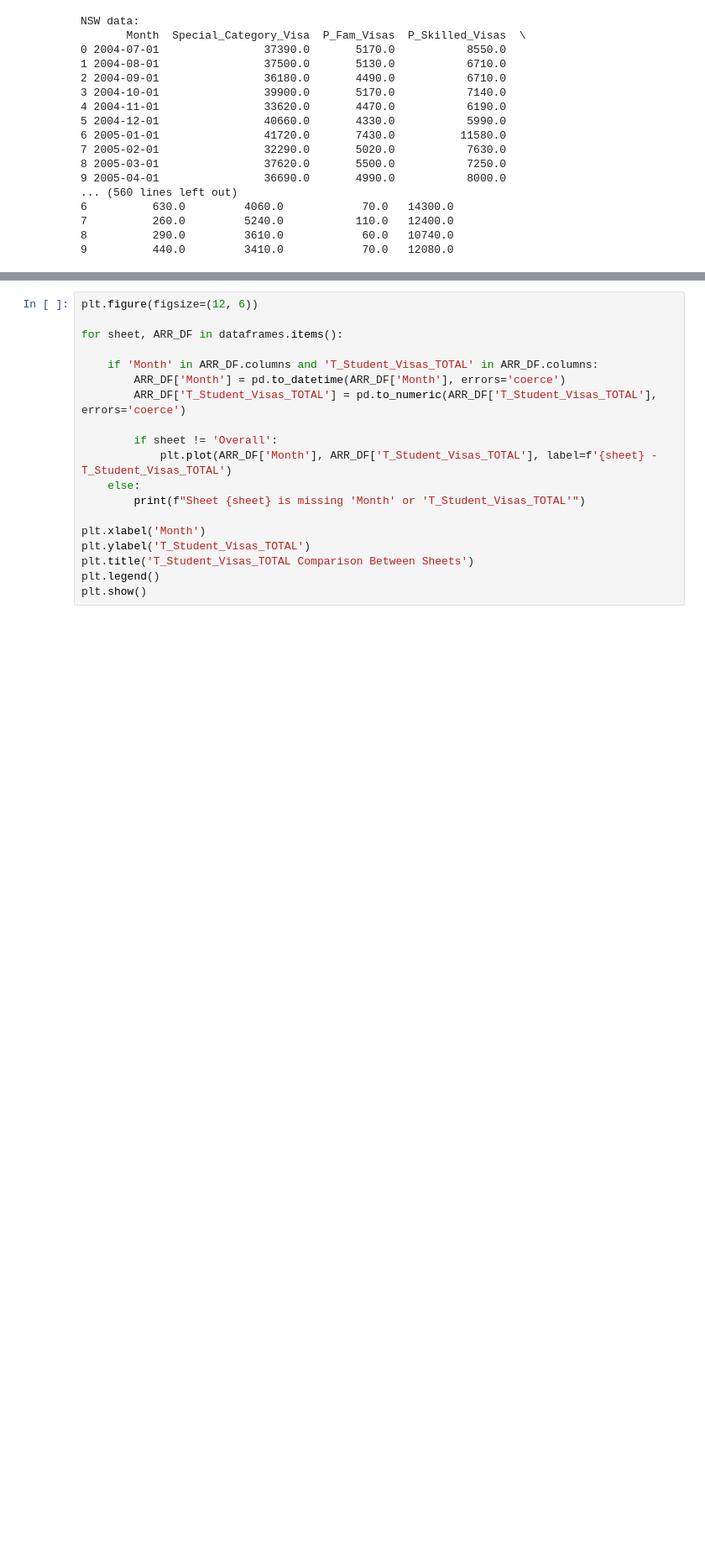
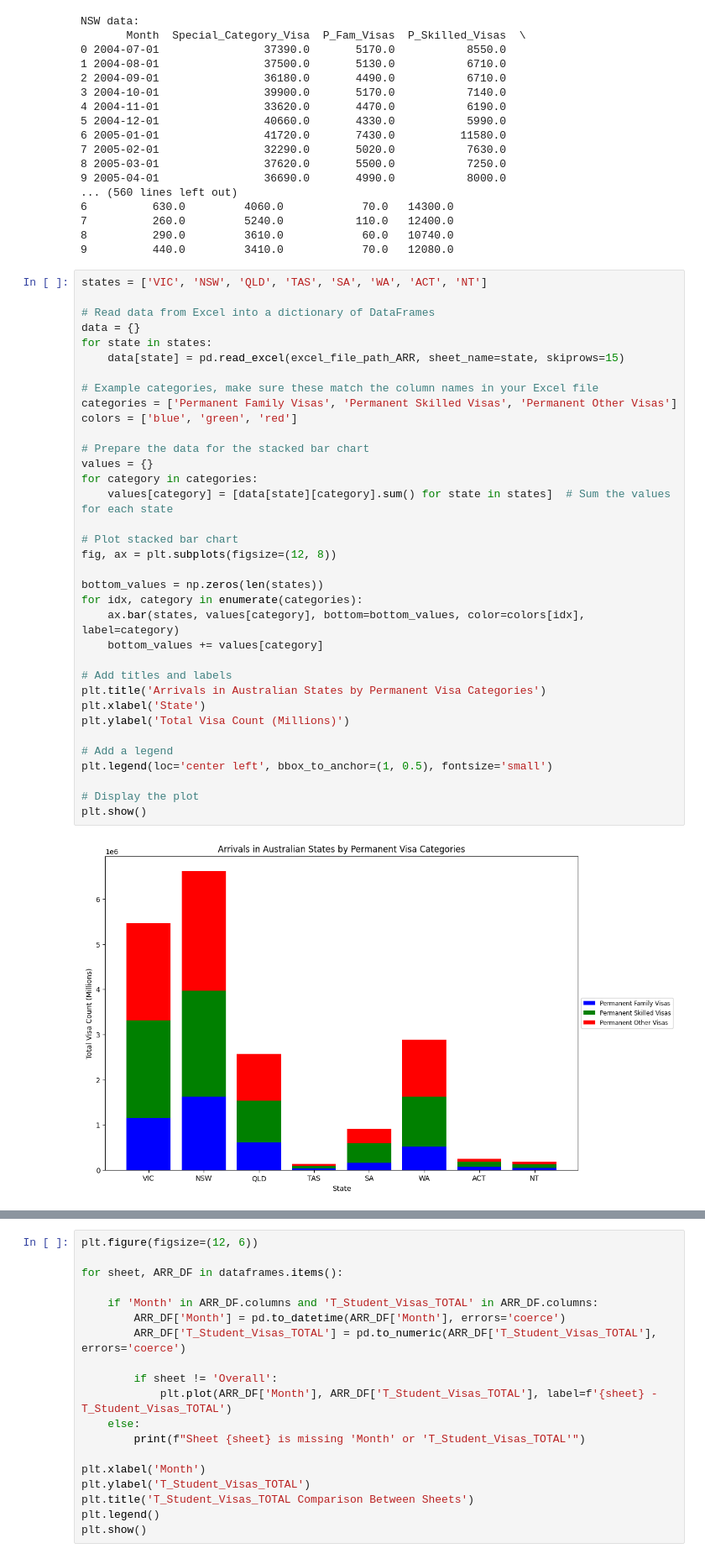
Before and after one commit to amelia-hov/travel_dataproject, a Jupyter notebook: data_introduction/Travel_Data_Project.ipynb, the cells around one changed output, grey strips where cells are left out. Shown at 84% size. Cells and saved outputs as stored; diff of their text form; blank space fills up the shorter version.

```diff
--- a/data_introduction/Travel_Data_Project.ipynb
+++ b/data_introduction/Travel_Data_Project.ipynb
@@ -77,3 +126,40 @@ NSW data:
 7          260.0         5240.0           110.0   12400.0
 8          290.0         3610.0            60.0   10740.0
 9          440.0         3410.0            70.0   12080.0
+# %%
+states = ['VIC', 'NSW', 'QLD', 'TAS', 'SA', 'WA', 'ACT', 'NT']
+
+# Read data from Excel into a dictionary of DataFrames
+data = {}
+for state in states:
+    data[state] = pd.read_excel(excel_file_path_ARR, sheet_name=state, skiprows=15)
+
+# Example categories, make sure these match the column names in your Excel file
+categories = ['Permanent Family Visas', 'Permanent Skilled Visas', 'Permanent Other Visas']
+colors = ['blue', 'green', 'red']
+
+# Prepare the data for the stacked bar chart
+values = {}
+for category in categories:
+    values[category] = [data[state][category].sum() for state in states]  # Sum the values for each state
+
+# Plot stacked bar chart
+fig, ax = plt.subplots(figsize=(12, 8))
+
+bottom_values = np.zeros(len(states))
+for idx, category in enumerate(categories):
+    ax.bar(states, values[category], bottom=bottom_values, color=colors[idx], label=category)
+    bottom_values += values[category]
+
+# Add titles and labels
+plt.title('Arrivals in Australian States by Permanent Visa Categories')
+plt.xlabel('State')
+plt.ylabel('Total Visa Count (Millions)')
+
+# Add a legend
+plt.legend(loc='center left', bbox_to_anchor=(1, 0.5), fontsize='small')
+
+# Display the plot
+plt.show()
+# %% [output]
+[figure, added]
```
Also changed, not shown: parts of 24 cells of this notebook.
